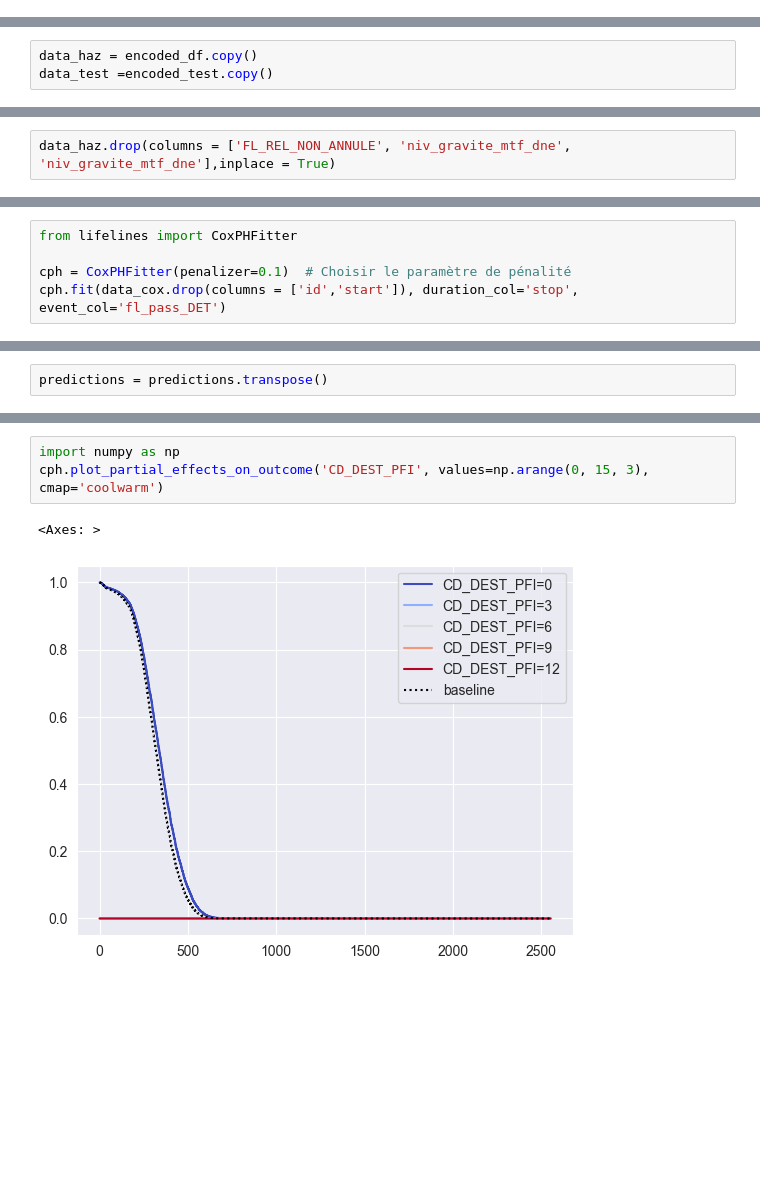
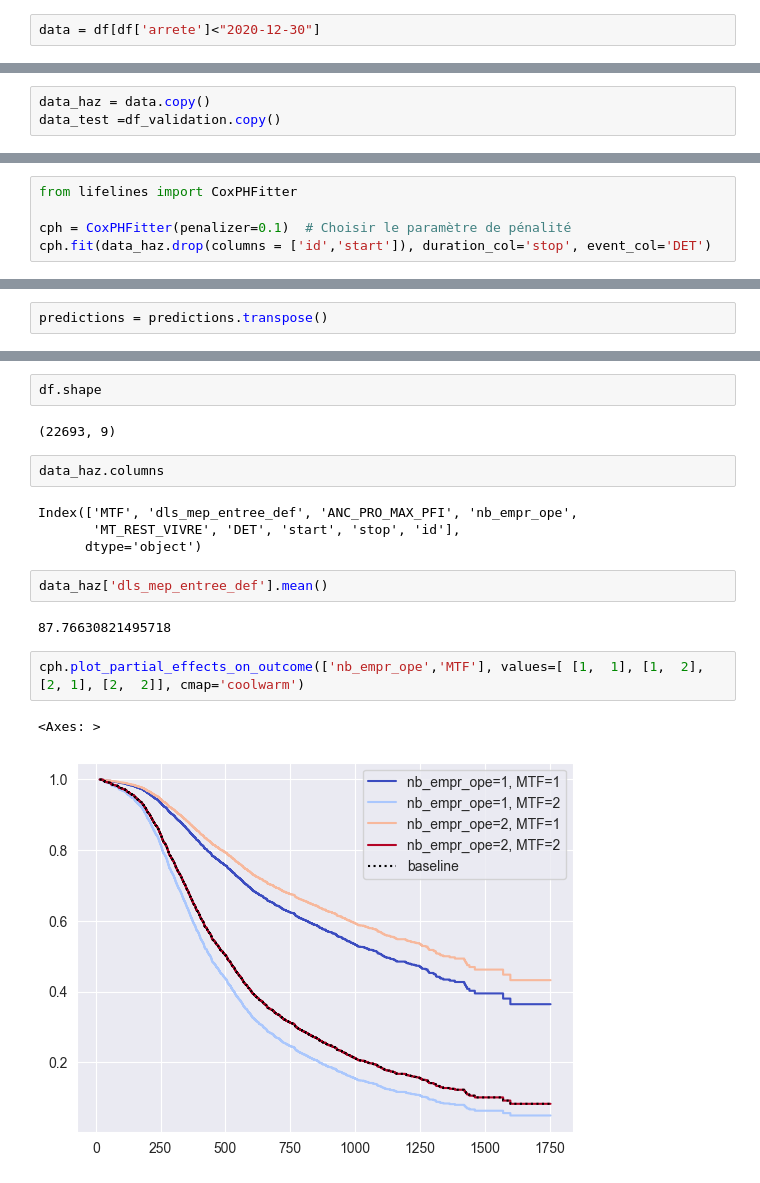
Before and after one commit to samuel-LP/Challenge-Credit-Logement, a Jupyter notebook: Notebooks/CoxPHFitter.ipynb, the cells around one changed output, grey strips where cells are left out. Drawn from its saved outputs; the diff is of its cells as text; blank space fills up the shorter version.

```diff
--- a/Notebooks/CoxPHFitter.ipynb
+++ b/Notebooks/CoxPHFitter.ipynb
@@ -121,8 +57,10 @@ encoded_test['arrete'] = data_test['arrete'].copy()
+# %%
+data = df[df['arrete']<"2020-12-30"]
 # %% [markdown]
 # Data prep for cox model
 # %%
-data_haz = encoded_df.copy()
-data_test =encoded_test.copy()
+data_haz = data.copy()
+data_test =df_validation.copy()
 # %%
 data_haz['start'] = 0
 data_haz['stop'] = data_haz['arrete'] - data_haz['date_entree_defaut']
@@ -153,8 +91,6 @@ data_haz.drop(columns = ["cd_op"], inplace = True)
 
 
 data_test.drop(columns = ["cd_op"], inplace = True)
-# %%
-data_haz.drop(columns = ['FL_REL_NON_ANNULE', 'niv_gravite_mtf_dne', 'niv_gravite_mtf_dne'],inplace = True)
 # %%
 data_haz.shape
 # %% [output]
@@ -173,5 +122,5 @@ test_cox.drop(columns = ['start','fl_pass_DET', 'id'],inplace = True )
 from lifelines import CoxPHFitter
 
 cph = CoxPHFitter(penalizer=0.1)  # Choisir le paramètre de pénalité
-cph.fit(data_cox.drop(columns = ['id','start']), duration_col='stop', event_col='fl_pass_DET')
+cph.fit(data_haz.drop(columns = ['id','start']), duration_col='stop', event_col='DET')
 # %% [output]
@@ -283,6 +176,19 @@ cph.print_summary()
+# %%
+df.shape
+# %% [output]
+(22693, 9)
+# %%
+data_haz.columns
+# %% [output]
+Index(['MTF', 'dls_mep_entree_def', 'ANC_PRO_MAX_PFI', 'nb_empr_ope',
+       'MT_REST_VIVRE', 'DET', 'start', 'stop', 'id'],
+      dtype='object')
+# %%
+data_haz['dls_mep_entree_def'].mean()
+# %% [output]
+87.76630821495718
 # %%
-import numpy as np
-cph.plot_partial_effects_on_outcome('CD_DEST_PFI', values=np.arange(0, 15, 3), cmap='coolwarm')
+cph.plot_partial_effects_on_outcome(['nb_empr_ope','MTF'], values=[ [1,  1], [1,  2], [2, 1], [2,  2]], cmap='coolwarm')
 # %% [output]
 <Axes: >
-[figure, old version]
+[figure, new version]
```
Also changed, not shown: parts of 44 cells of this notebook.
